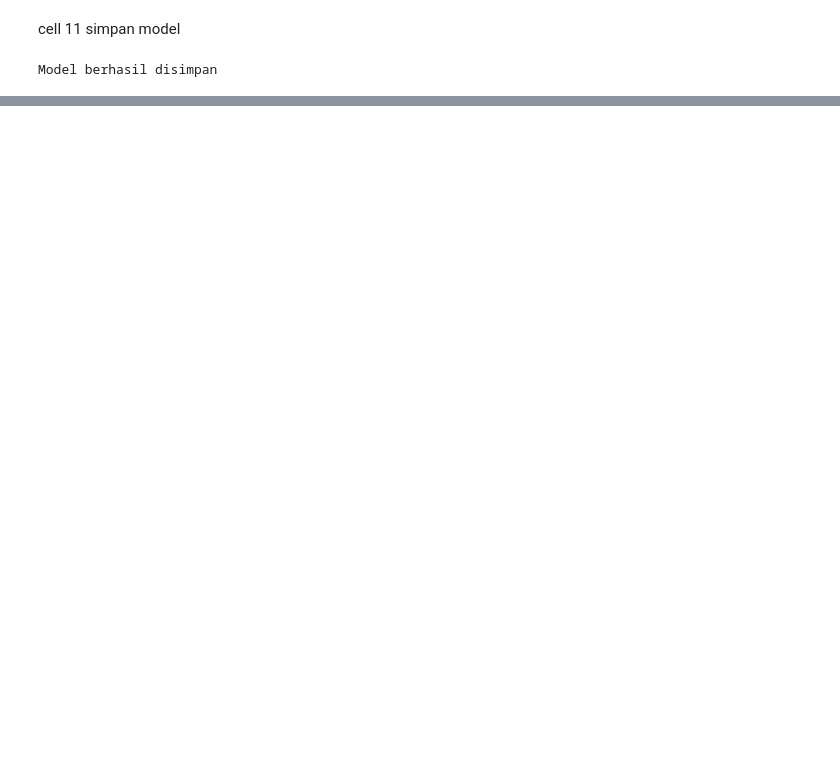
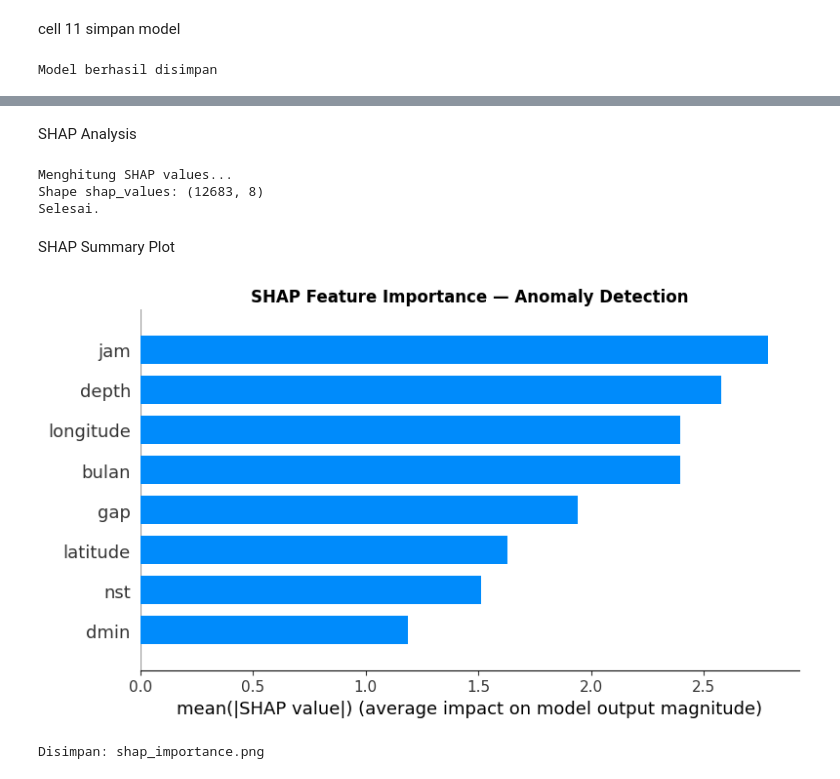
Before and after one commit to FuadNugraha25/Machine-Learning-TA, a Jupyter notebook: Anomaly Detection/XGBoost.ipynb, the cells around one changed output, grey strips where cells are left out. Cells and saved outputs as stored; diff of their text form; code cells hidden in the pictures; blank space fills up the shorter version.

```diff
--- a/Anomaly Detection/XGBoost.ipynb
+++ b/Anomaly Detection/XGBoost.ipynb
@@ -163,0 +350,41 @@ Model berhasil disimpan
+# %% [markdown]
+SHAP Analysis
+# %%
+import shap
+import matplotlib.pyplot as plt
+
+print("Menghitung SHAP values...")
+explainer_shap = shap.TreeExplainer(model)
+shap_values = explainer_shap.shap_values(X_test_scaled)
+
+# Jika output shap_values adalah list (binary classification), ambil index 1
+if isinstance(shap_values, list):
+    sv = shap_values[1]
+else:
+    sv = shap_values
+
+feature_names = ['latitude', 'longitude', 'depth', 'gap', 'dmin', 'nst', 'bulan', 'jam']
+
+print("Shape shap_values:", sv.shape)
+print("Selesai.")
+# %% [output]
+Menghitung SHAP values...
+Shape shap_values: (12683, 8)
+Selesai.
+# %% [markdown]
+SHAP Summary Plot
+# %%
+# SHAP Summary Plot — fitur paling berpengaruh
+plt.figure()
+shap.summary_plot(sv, X_test_scaled,
+                  feature_names=feature_names,
+                  plot_type='bar',
+                  show=False)
+plt.title('SHAP Feature Importance — Anomaly Detection', fontweight='bold')
+plt.tight_layout()
+plt.savefig('shap_importance.png', dpi=150, bbox_inches='tight')
+plt.show()
+print("Disimpan: shap_importance.png")
+# %% [output]
+[figure, added]
+Disimpan: shap_importance.png
```
Also changed, not shown: parts of 18 cells of this notebook, 9 other files.
